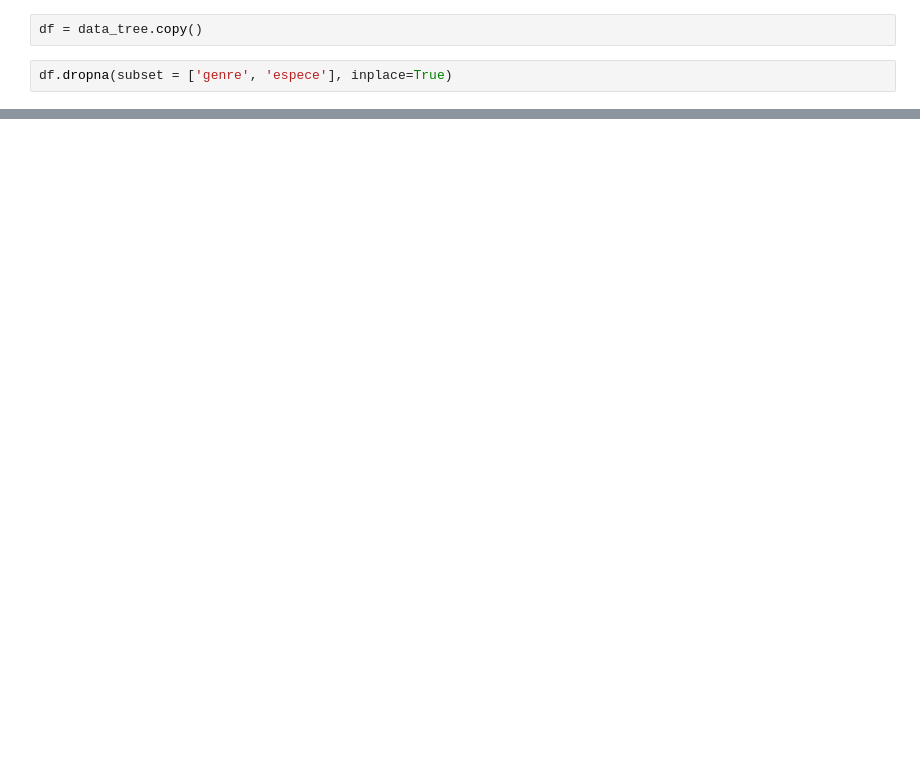
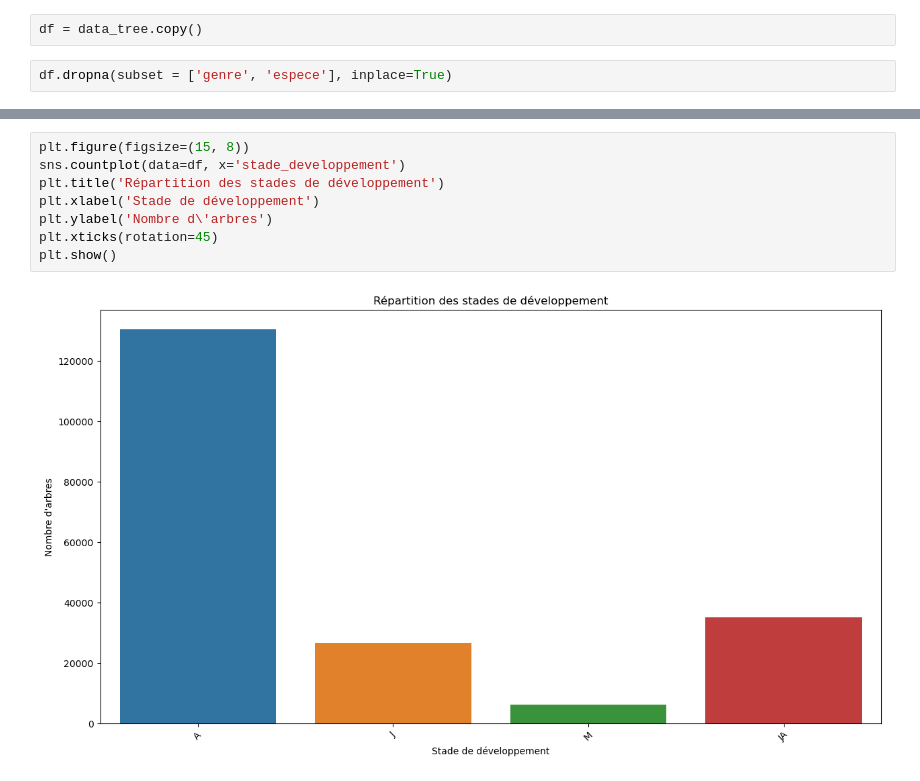
Before and after one commit to Aimen-prog/paris-trees, a Jupyter notebook: data4good.ipynb, the cells around one changed output, grey strips where cells are left out. Cells and saved outputs as stored; diff of their text form; blank space fills up the shorter version.

```diff
--- a/data4good.ipynb
+++ b/data4good.ipynb
@@ -239,0 +170,10 @@ dtype: int64
+# %%
+plt.figure(figsize=(15, 8))
+sns.countplot(data=df, x='stade_developpement')
+plt.title('Répartition des stades de développement')
+plt.xlabel('Stade de développement')
+plt.ylabel('Nombre d\'arbres')
+plt.xticks(rotation=45)
+plt.show()
+# %% [output]
+[figure, added]
```
Also changed, not shown: parts of 23 cells of this notebook.
